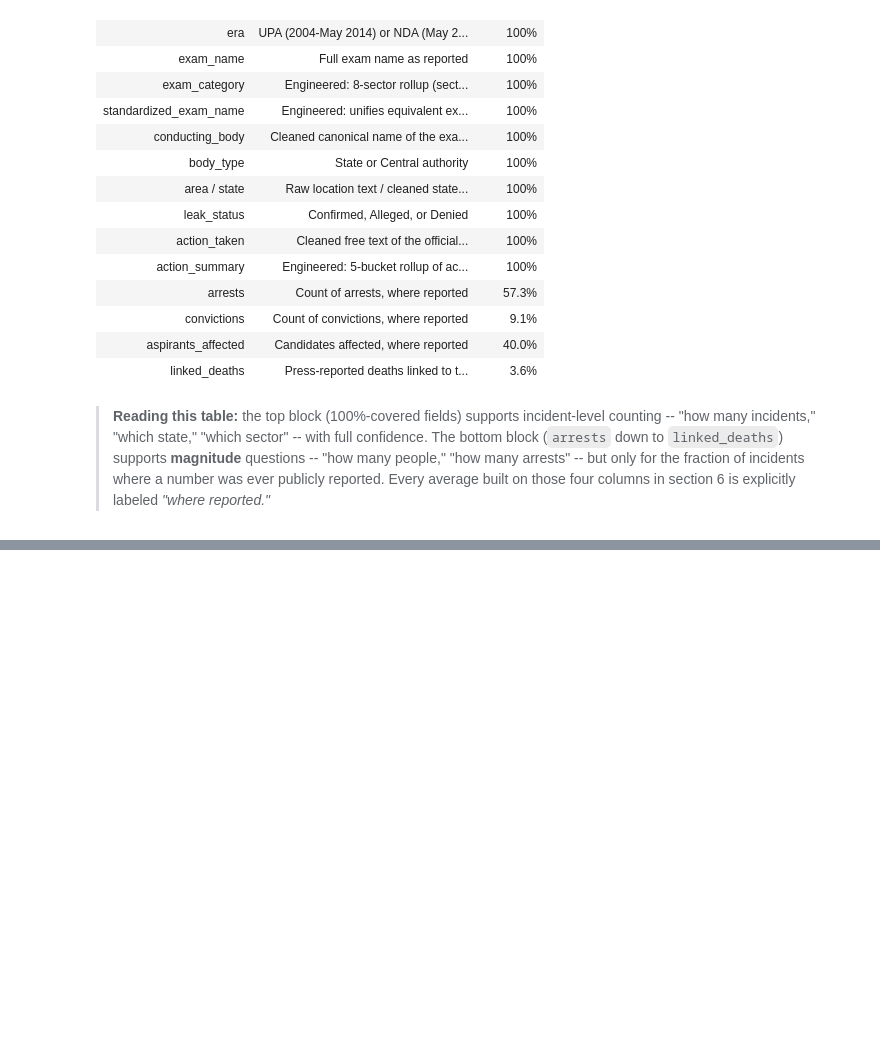
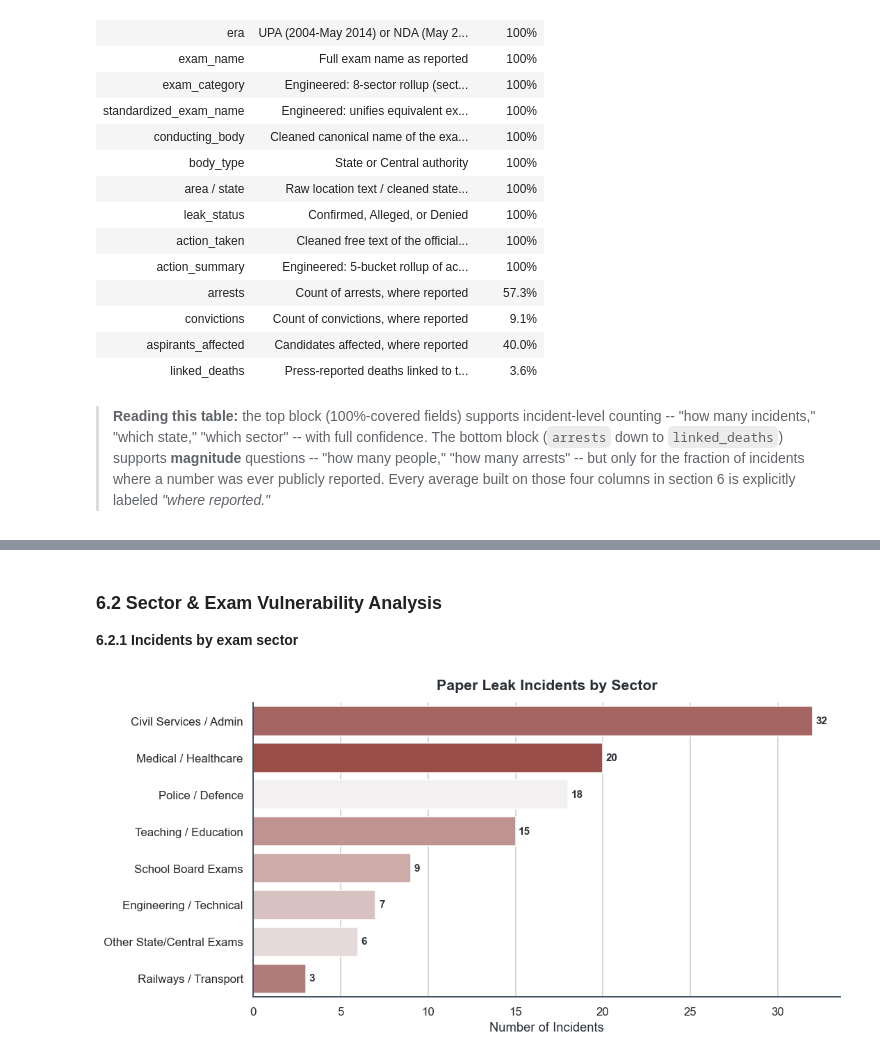
Before and after one commit to Vaibhavs7707/Paper-Leak-Analysis-in-India-2004-2026, a Jupyter notebook: paper_leak_analysisV3.ipynb, the cells around one changed output, grey strips where cells are left out. Drawn from its saved outputs; the diff is of its cells as text; code cells hidden in the pictures; blank space fills up the shorter version.

```diff
--- a/paper_leak_analysisV3.ipynb
+++ b/paper_leak_analysisV3.ipynb
@@ -424,0 +526,16 @@ data_dict.style.set_properties(**{'text-align':'left'}).set_table_styles(
+# %% [markdown]
+### 6.2 Sector & Exam Vulnerability Analysis <a id='6.2'></a>
+**6.2.1 Incidents by exam sector**
+# %%
+plt.figure(figsize=(10, 5))
+order = df['exam_category'].value_counts().index
+ax = sns.countplot(data=df, y='exam_category', order=order, hue='exam_category',
+                    palette=seq_palette(df['exam_category'].nunique()), legend=False)
+plt.title('Paper Leak Incidents by Sector', fontsize=14, fontweight='bold', pad=12)
+plt.xlabel('Number of Incidents'); plt.ylabel('')
+annotate_bars(ax, fmt='{:.0f}', orient='h')
+plt.gca().spines[['top','right']].set_visible(False)
+plt.tight_layout()
+plt.show()
+# %% [output]
+[figure, added]
```
Also changed, not shown: parts of 37 cells of this notebook.
